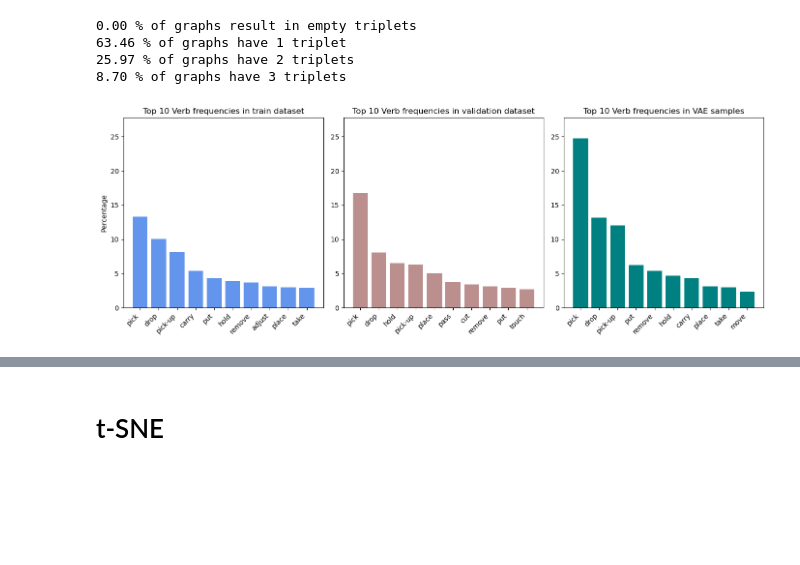
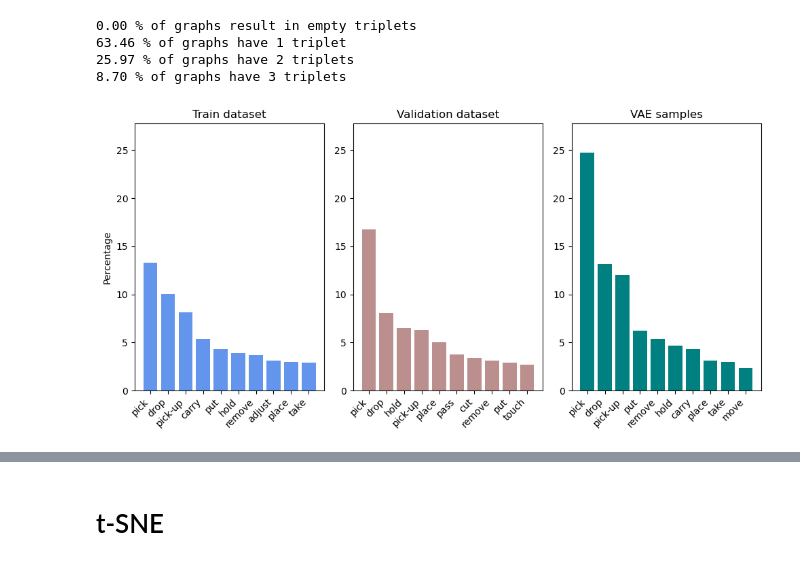
Before and after one commit to scoleri-mr/easg_classification, a Jupyter notebook: evaluating_vae.ipynb, the cells around one changed output, grey strips where cells are left out. Cells and saved outputs as stored; diff of their text form; code cells hidden in the pictures; blank space fills up the shorter version.

```diff
--- a/evaluating_vae.ipynb
+++ b/evaluating_vae.ipynb
@@ -251,21 +256,21 @@ def compare_statistics_v2(list1, list2, list3, names_list, list1_name:str='train
 
 
     # Plot the bar charts separately
-    fig, (ax1, ax2, ax3) = plt.subplots(1, 3, figsize=(14, 5))
+    fig, (ax1, ax2, ax3) = plt.subplots(1, 3, figsize=(10, 5))
 
 
     hist1 = ax1.bar(names1, percentages1, color='cornflowerblue')
-    ax1.set_title(f'Top 10 {stat} frequencies in {list1_name}')
+    ax1.set_title(f'{list1_name}')
     # ax1.set_xlabel(f'{stat}')
     ax1.set_ylabel('Percentage')
 
     hist2 = ax2.bar(names2, percentages2, color='rosybrown')
-    ax2.set_title(f'Top 10 {stat} frequencies in {list2_name}')
+    ax2.set_title(f'{list2_name}')
     # ax1.set_xlabel(f'{stat}')
     # ax2.set_ylabel('Percentage')
 
     hist3 = ax3.bar(names3, percentages3, color='teal')
-    ax3.set_title(f'Top 10 {stat} frequencies in {list3_name}')
+    ax3.set_title(f'{list3_name}')
     # ax3.set_xlabel(f'{stat}')
     # ax3.set_ylabel('Percentage')
 
@@ -282,17 +287,17 @@ def compare_statistics_v2(list1, list2, list3, names_list, list1_name:str='train
     # Adjust layout and show plot
     plt.tight_layout()
 
-    if save: plt.savefig(f'perc_{stat}_{other}.jpg', format='jpg', dpi=500)
+    if save: plt.savefig(f'perc_{stat}_{other}.jpg', format='jpg', dpi=700)
     plt.show()
     return
 # %%
 from evaluation_utils import compare_statistics
 verbs_list_original = [triplet[0].item() for triplets in triplets_original for triplet in triplets]
 verbs_list_val = [triplet[0].item() for triplets in triplets_original_val for triplet in triplets]
 verbs_list_vae = [triplet[0].item() for triplets in decoded_triplets for triplet in triplets]
 
-compare_statistics_v2(verbs_list_original, verbs_list_val, verbs_list_vae, verbs, 'train dataset', 'validation dataset', 'VAE samples', 'Verb')
+compare_statistics_v2(verbs_list_original, verbs_list_val, verbs_list_vae, verbs, 'Train dataset', 'Validation dataset', 'VAE samples', 'Verb')
 # %% [output]
-[figure, old version]
+[figure, new version]
 # %%
 compare_statistics(verbs_list_original, verbs_list_vae, verbs, 'original dataset', 'diffusion samples', 'Verb', other=True)
```
Also changed, not shown: parts of 6 cells of this notebook, 3 other files.
